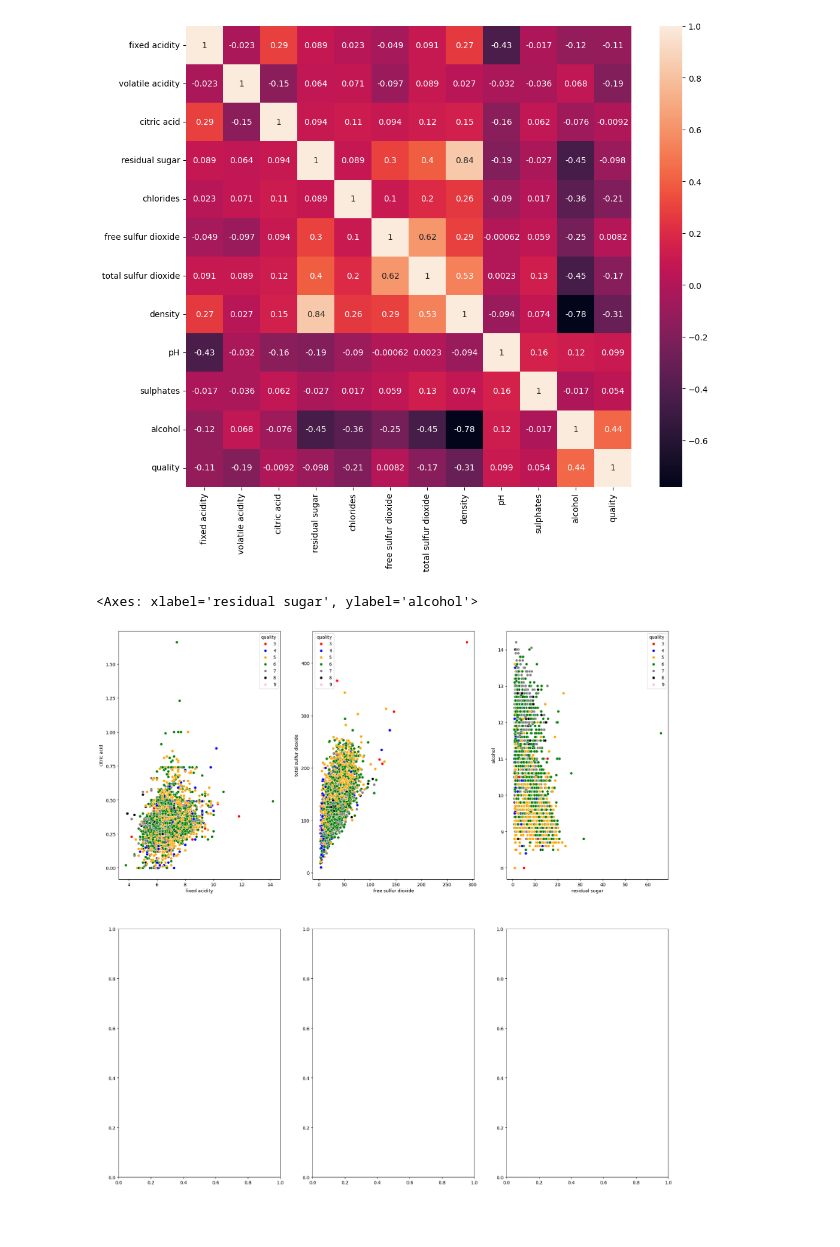
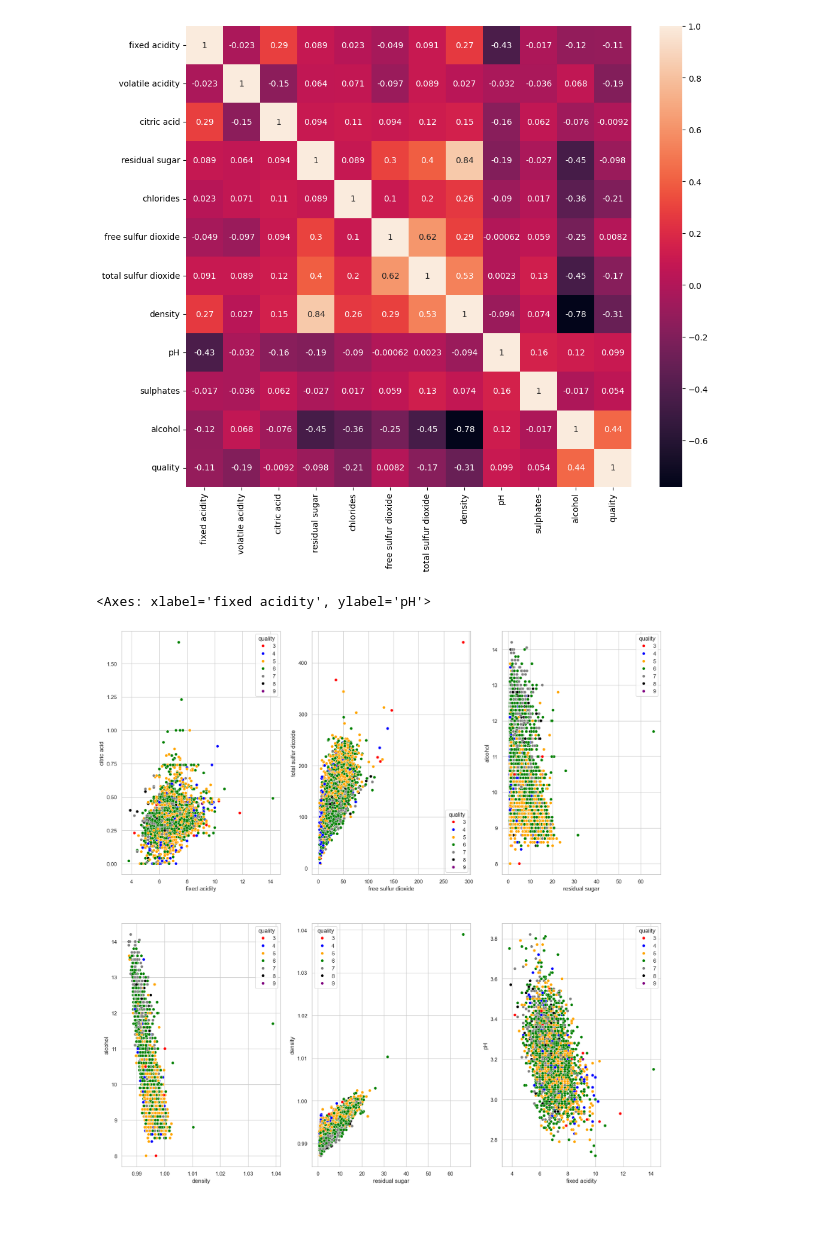
Before and after one commit to mertgenc0/WhiteWineDataScience, a Jupyter notebook: WhiteWine.ipynb, the cells around one changed output. Saved outputs shown, nothing was run; the diff lists cells and outputs as text; code cells hidden in the pictures.

```diff
--- a/WhiteWine.ipynb
+++ b/WhiteWine.ipynb
@@ -48,3 +48,13 @@ dataset.describe()
 | 50% | 6.800000 | 0.260000 | 0.320000 | 5.200000 | 0.043000 | 34.000000 | ... |
 | 75% | 7.300000 | 0.320000 | 0.390000 | 9.900000 | 0.050000 | 46.000000 | ... |
 | max | 14.200000 | 1.100000 | 1.660000 | 65.800000 | 0.346000 | 289.000000 | ... |
+# %%
+plt.figure(figsize=(8,6))
+sns.set(style="whitegrid")
+df_grouped = dataset.groupby('quality')['density'].mean()
+df_grouped.plot(kind='line', marker='o', linewidth=2)
+plt.title('Average density by Quality')
+plt.xlabel('Quality')
+plt.ylabel('Average density')
+plt.grid(True, linestyle='--', alpha=0.7)
+plt.show()
@@ -83,13 +95,16 @@ plt.show()
 # %% [output]
 [figure]
 # %%
-color = ['red', 'blue', 'orange', 'green', 'gray', 'black', 'pink']
-fig, ax = plt.subplots(2,3,figsize=(22,22))
+color = ['red', 'blue', 'orange', 'green', 'gray', 'black', 'purple']
+fig, ax = plt.subplots(2,3,figsize=(20, 20))
 sns.scatterplot(x= 'fixed acidity', y = 'citric acid', hue = 'quality', data = dataset, palette=color, ax=ax[0,0])
 sns.scatterplot(x= 'free sulfur dioxide', y = 'total sulfur dioxide', hue = 'quality', data = dataset, palette=color, ax=ax[0,1])
 sns.scatterplot(x= 'residual sugar', y = 'alcohol', hue = 'quality', data = dataset, palette=color, ax=ax[0,2])
+sns.scatterplot(x= 'density', y = 'alcohol', hue = 'quality', data = dataset, palette=color, ax=ax[1,0])
+sns.scatterplot(x= 'residual sugar', y = 'density', hue = 'quality', data = dataset, palette=color, ax=ax[1,1])
+sns.scatterplot(x= 'fixed acidity', y = 'pH', hue = 'quality', data = dataset, palette=color, ax=ax[1,2])
 # %% [output]
-<Axes: xlabel='residual sugar', ylabel='alcohol'>
+<Axes: xlabel='fixed acidity', ylabel='pH'>
-[figure, old version]
+[figure, new version]
 # %% [markdown]
 ##
```
Also changed, not shown: parts of 18 cells of this notebook.
